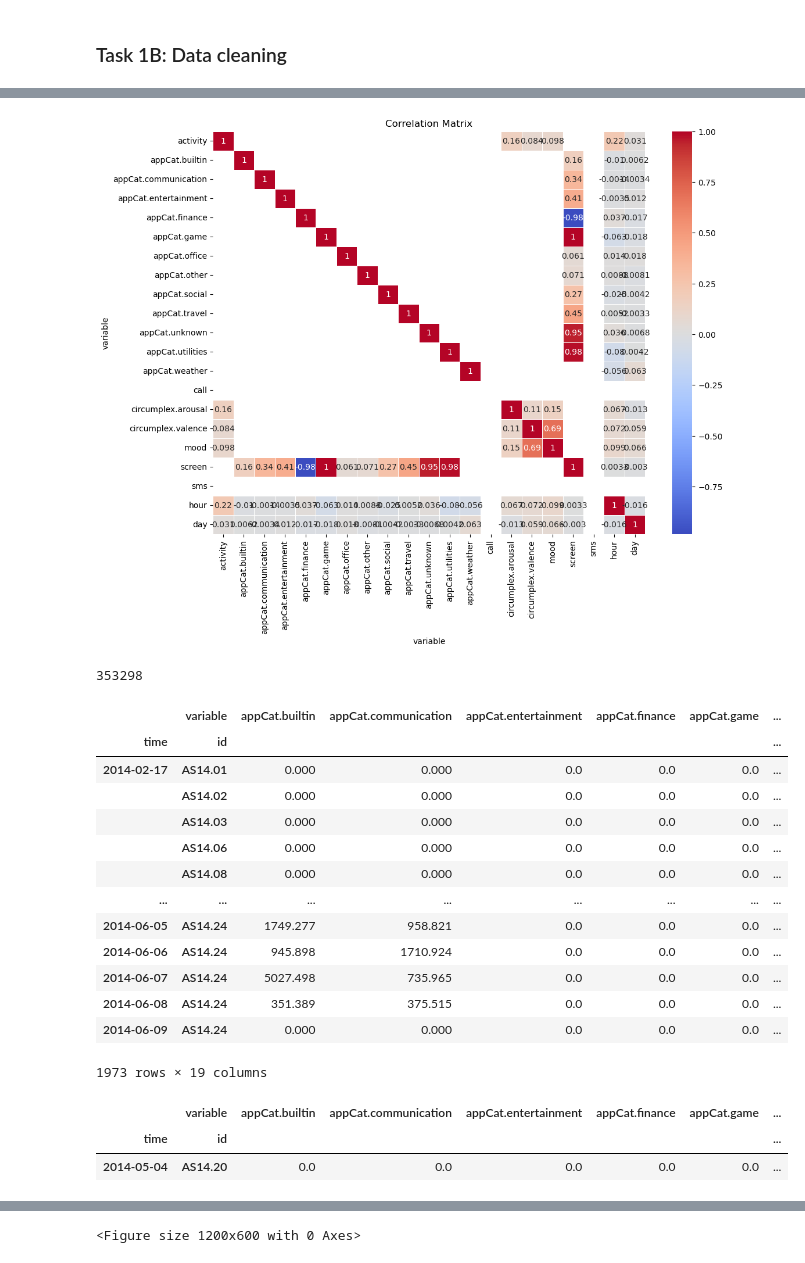
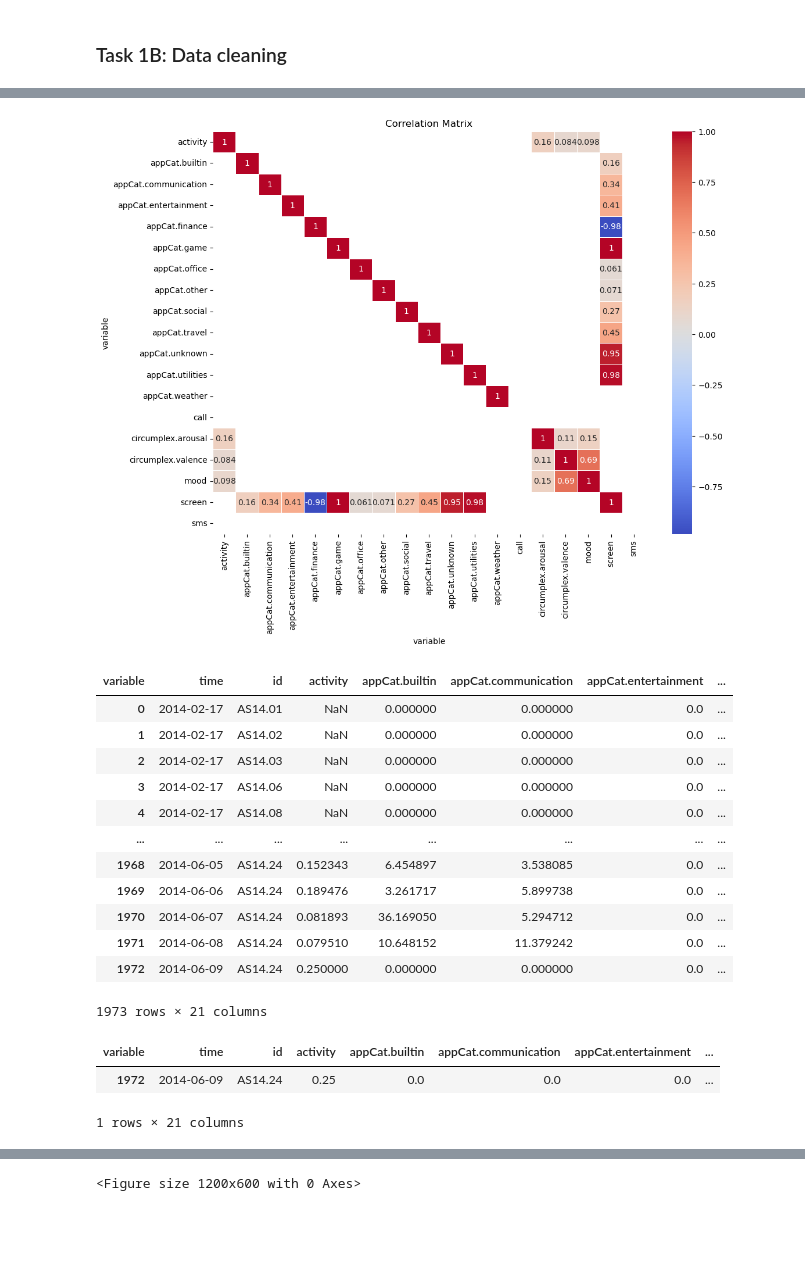
Before and after one commit to timmooren/DM1, a Jupyter notebook: DM1b.ipynb, the cells around one changed output, grey strips where cells are left out. Cells and saved outputs as stored; diff of their text form; code cells hidden in the pictures; blank space fills up the shorter version.

```diff
--- a/DM1b.ipynb
+++ b/DM1b.ipynb
@@ -9,10 +7,5 @@ Importing plotly failed. Interactive plots will not work.
 # %%
 data = load_data()
+data = remove_incorrect_values(data)
 # %% [markdown]
 ### Task 1B: Data cleaning
-# %%
-# replace missing values with the mean of the variable for that id and day
-# data['value'] = data.groupby(['id', 'variable', data['time'].dt.date])['value'].transform(lambda x: x.fillna(x.mean()))
-# # replace missing values with the mean of the variable for that id
-data['value'] = data.groupby(['id', 'variable'])['value'].transform(lambda x: x.fillna(x.mean()))
-data
@@ -33,9 +12,8 @@ data
+# %%
+data = replace_missing_long(data)
 # %%
 # transform the data to wide format
 data = widen_data(data)
-# Extract hour and day information from the 'time' column
-data['hour'] = data['time'].dt.hour
-data['day'] = data['time'].dt.dayofweek
 
 data
 # %% [output]
@@ -99,4 +58,4 @@ sns.heatmap(corr, annot=True, cmap='coolwarm', linewidths=0.5)
 plt.title('Correlation Matrix')
 plt.show()
 # %% [output]
-[figure, old version]
+[figure, new version]
@@ -107,39 +62,34 @@ plt.show()
-# %%
-# how many nan values are in mood column?
-data['mood'].isna().sum()
-# %% [output]
-353298
 # %%
 # sum variables
 sum_vars = ['appCat.builtin', 'appCat.communication', 'appCat.entertainment',
                  'appCat.finance', 'appCat.game', 'appCat.office', 'appCat.other',
                  'appCat.social', 'appCat.travel', 'appCat.unknown', 'appCat.utilities',
                  'appCat.weather', 'screen', 'call', 'sms']
 # mean variables
 mean_vars = ['circumplex.arousal', 'circumplex.valence', 'activity', 'mood']
 
 # group the wide data by day and id and aggregate the sum and mean of the variables
-grouped_wide = data.groupby([pd.Grouper(key='time', freq='D'), 'id']).agg({**{var: 'sum' for var in sum_vars}, **{var: 'mean' for var in mean_vars}})
+grouped_wide = group_data(data)
 grouped_wide
 # %% [output]
-|  | variable | appCat.builtin | appCat.communication | appCat.entertainment | appCat.finance | appCat.game | ... |
-| time | id |  |  |  |  |  | ... |
-| 2014-02-17 | AS14.01 | 0.000 | 0.000 | 0.0 | 0.0 | 0.0 | ... |
-|  | AS14.02 | 0.000 | 0.000 | 0.0 | 0.0 | 0.0 | ... |
-|  | AS14.03 | 0.000 | 0.000 | 0.0 | 0.0 | 0.0 | ... |
-|  | AS14.06 | 0.000 | 0.000 | 0.0 | 0.0 | 0.0 | ... |
-|  | AS14.08 | 0.000 | 0.000 | 0.0 | 0.0 | 0.0 | ... |
+| variable | time | id | activity | appCat.builtin | appCat.communication | appCat.entertainment | ... |
+| 0 | 2014-02-17 | AS14.01 | NaN | 0.000000 | 0.000000 | 0.0 | ... |
+| 1 | 2014-02-17 | AS14.02 | NaN | 0.000000 | 0.000000 | 0.0 | ... |
+| 2 | 2014-02-17 | AS14.03 | NaN | 0.000000 | 0.000000 | 0.0 | ... |
+| 3 | 2014-02-17 | AS14.06 | NaN | 0.000000 | 0.000000 | 0.0 | ... |
+| 4 | 2014-02-17 | AS14.08 | NaN | 0.000000 | 0.000000 | 0.0 | ... |
 | ... | ... | ... | ... | ... | ... | ... | ... |
-| 2014-06-05 | AS14.24 | 1749.277 | 958.821 | 0.0 | 0.0 | 0.0 | ... |
-| 2014-06-06 | AS14.24 | 945.898 | 1710.924 | 0.0 | 0.0 | 0.0 | ... |
-| 2014-06-07 | AS14.24 | 5027.498 | 735.965 | 0.0 | 0.0 | 0.0 | ... |
-| 2014-06-08 | AS14.24 | 351.389 | 375.515 | 0.0 | 0.0 | 0.0 | ... |
-| 2014-06-09 | AS14.24 | 0.000 | 0.000 | 0.0 | 0.0 | 0.0 | ... |
+| 1968 | 2014-06-05 | AS14.24 | 0.152343 | 6.454897 | 3.538085 | 0.0 | ... |
+| 1969 | 2014-06-06 | AS14.24 | 0.189476 | 3.261717 | 5.899738 | 0.0 | ... |
+| 1970 | 2014-06-07 | AS14.24 | 0.081893 | 36.169050 | 5.294712 | 0.0 | ... |
+| 1971 | 2014-06-08 | AS14.24 | 0.079510 | 10.648152 | 11.379242 | 0.0 | ... |
+| 1972 | 2014-06-09 | AS14.24 | 0.250000 | 0.000000 | 0.000000 | 0.0 | ... |
-1973 rows × 19 columns
+1973 rows × 21 columns
-# %%
-# show data for one id and one day
-grouped_wide.sample(1)
-# %% [output]
-|  | variable | appCat.builtin | appCat.communication | appCat.entertainment | appCat.finance | appCat.game | ... |
-| time | id |  |  |  |  |  | ... |
-| 2014-05-04 | AS14.20 | 0.0 | 0.0 | 0.0 | 0.0 | 0.0 | ... |
+# %%
+# select one day
+day = grouped_wide[grouped_wide['time'] == '2014-06-09']
+day
+# %% [output]
+| variable | time | id | activity | appCat.builtin | appCat.communication | appCat.entertainment | ... |
+| 1972 | 2014-06-09 | AS14.24 | 0.25 | 0.0 | 0.0 | 0.0 | ... |
+1 rows × 21 columns
```
Also changed, not shown: parts of 10 cells of this notebook, 1 other file.
